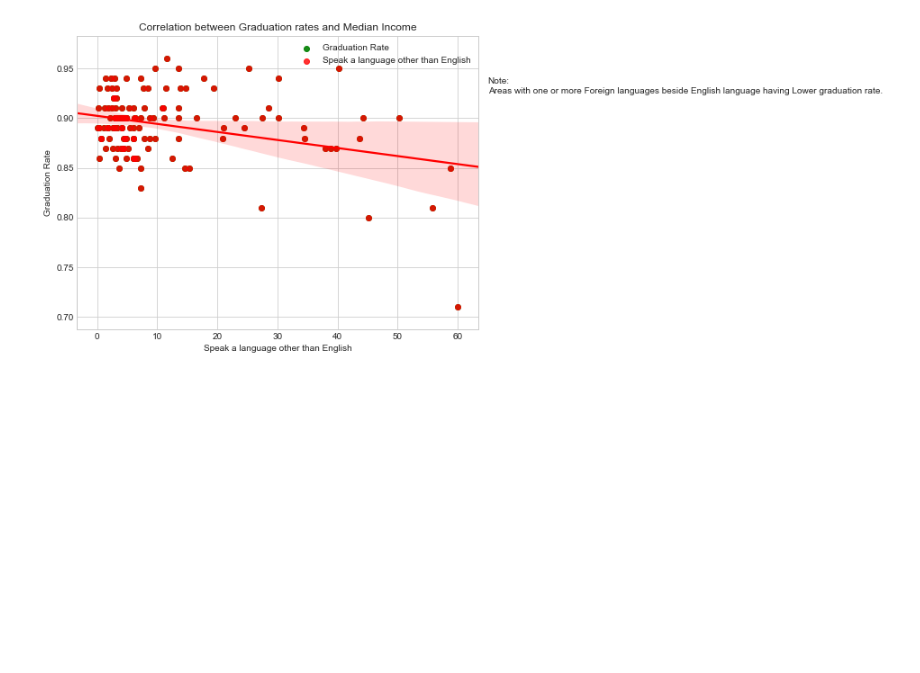
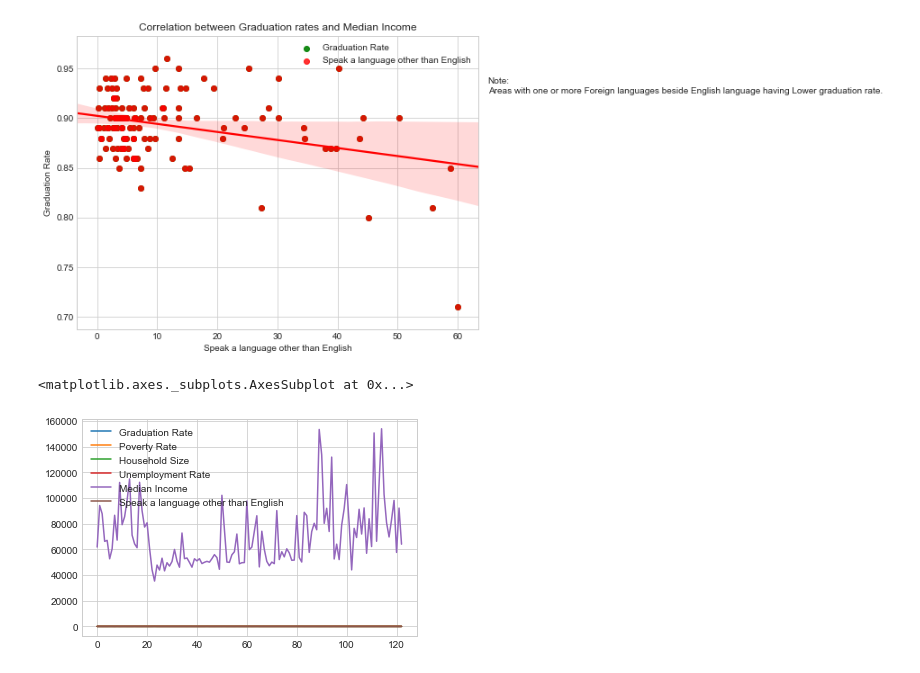
Before and after one commit to Areej32/project, a Jupyter notebook: Clean Data/Models.ipynb, the cells around one changed output. Cells and saved outputs as stored; diff of their text form; code cells hidden in the pictures; blank space fills up the shorter version.

```diff
--- a/Clean Data/Models.ipynb
+++ b/Clean Data/Models.ipynb
@@ -526,3 +526,12 @@ plt.savefig("Images/County_Grad_Speak a language other than English3.png", bbox_
 plt.show()
 # %% [output]
 [figure]
+# %%
+# for this one I am trying to put all factors we are comparing together but still I have to figure out how
+
+
+lines = df_county_data.plot.line()
+lines
+# %% [output]
+<matplotlib.axes._subplots.AxesSubplot at 0x...>
+[figure, added]
```
Also changed, not shown: parts of 3 cells of this notebook.
